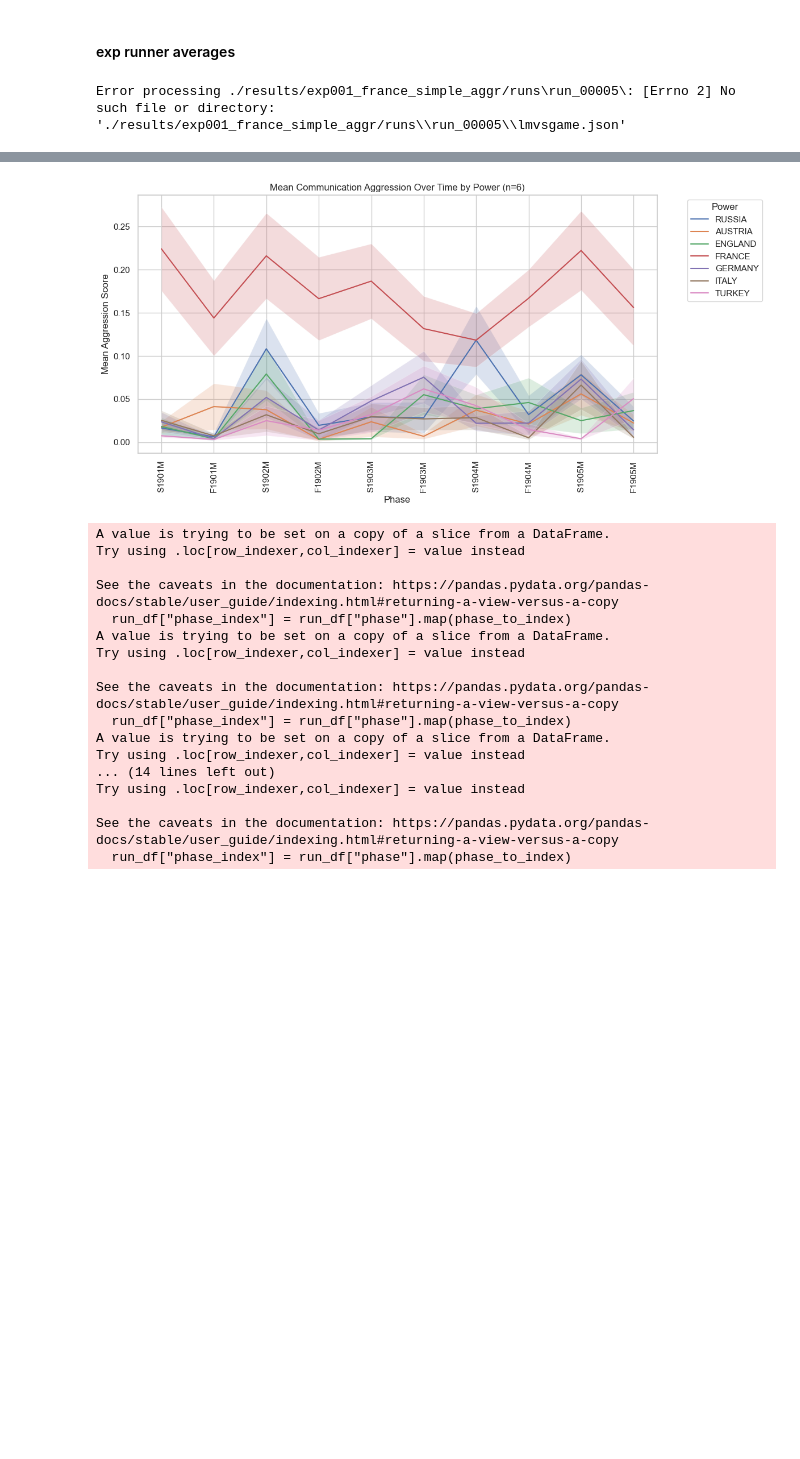
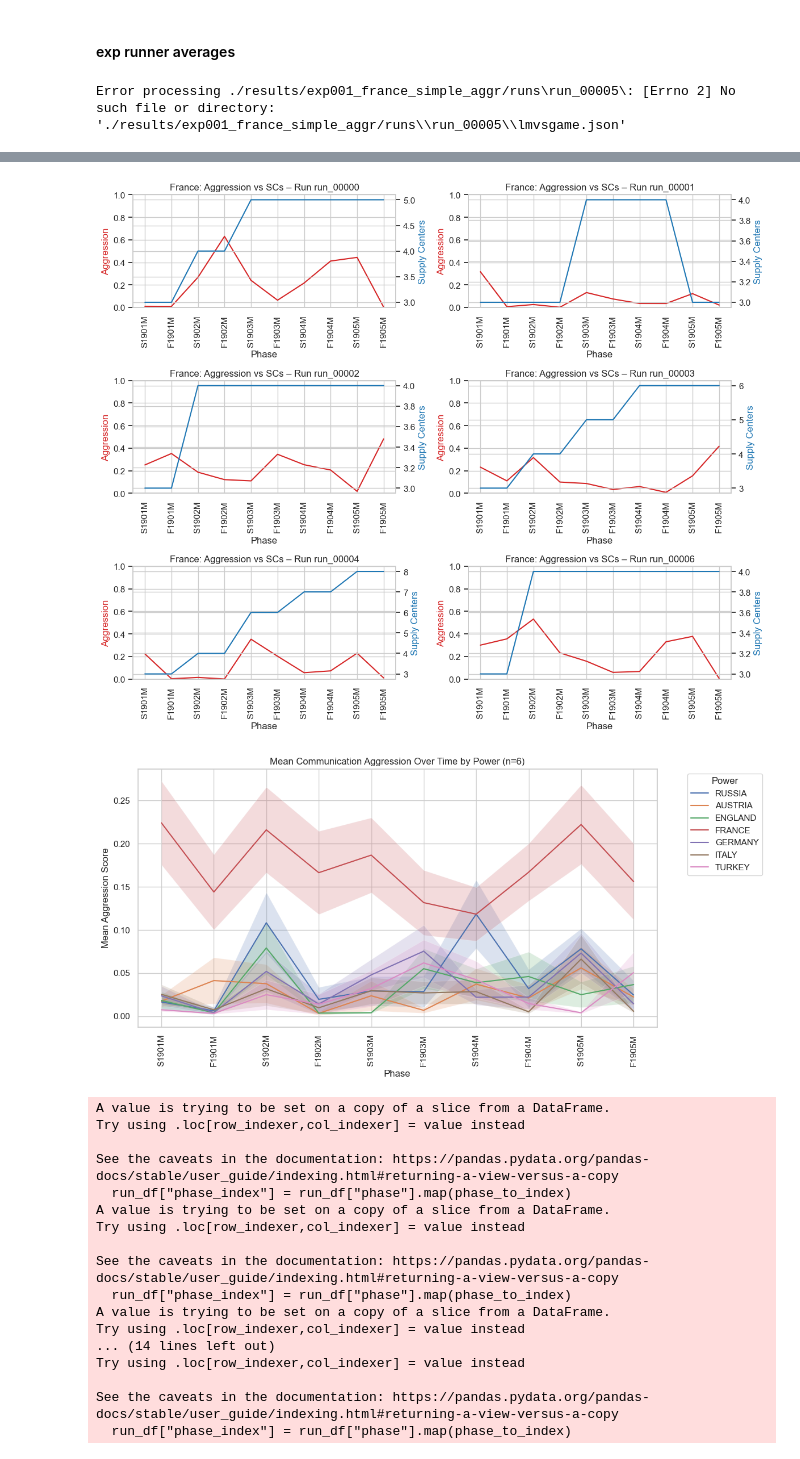
Before and after one commit to ishanashastri/AI_Diplomacy, a Jupyter notebook: analyze_strategy.ipynb, the cells around one changed output, grey strips where cells are left out. Drawn from its saved outputs; the diff is of its cells as text; code cells hidden in the pictures; blank space fills up the shorter version.

```diff
--- a/analyze_strategy.ipynb
+++ b/analyze_strategy.ipynb
@@ -378,2 +378,71 @@ import numpy as np
 # %%
-df = pd.DataFrame(all_messages)
+# Aggregate across runs
+
+sorted_phases = sorted(agg_df["phase"].unique(), key=parse_phase_label)
+phase_to_index = {p: i for i, p in enumerate(sorted_phases)}
+agg_df=agg_df[agg_df['run_id'] == 'run_00000']
+sc_df=sc_df[sc_df['run_id'] == 'run_00000']
+agg_df["phase_index"] = agg_df["phase"].map(phase_to_index)
+sc_df["phase_index"] = sc_df["phase"].map(phase_to_index)
+
+sc_summary = sc_df.groupby(["phase", 'phase_index', "power"]).agg(
+    mean_sc=("sc_count", "mean"),
+    stderr_sc=("sc_count", lambda x: np.std(x, ddof=1) / np.sqrt(len(x)))
+).reset_index().sort_values("phase_index")
+
+agg_summary = agg_df.groupby(["phase", 'phase_index',"sender"]).agg(
+    mean_aggr=("aggression", "mean"),
+    stderr_aggr=("aggression", lambda x: np.std(x, ddof=1) / np.sqrt(len(x)))
+).reset_index().sort_values("phase_index")
+# %%
+# FRANCE AGG VS SC
+
+fig, axs = plt.subplots(nrows=3, ncols=2, figsize=(12, 10)) # Creates a 4x2 grid of subplots
+
+
+# Filter DF
+run_ids = sorted(agg_df["run_id"].unique())
+for ct, run_id in enumerate(run_ids):
+    # Aggregate across runs
+    agg_df_copy = agg_df[agg_df['run_id']==run_id]
+    sc_df_copy = sc_df[sc_df['run_id']==run_id]
+
+    sorted_phases = sorted(agg_df_copy["phase"].unique(), key=parse_phase_label)
+    phase_to_index = {p: i for i, p in enumerate(sorted_phases)}
+    agg_df_copy["phase_index"] = agg_df_copy["phase"].map(phase_to_index)
+    sc_df_copy["phase_index"] = sc_df_copy["phase"].map(phase_to_index)
+
+    sc_summary = sc_df_copy.groupby(["phase", 'phase_index', "power"]).agg(
+        mean_sc=("sc_count", "mean"),
+        stderr_sc=("sc_count", lambda x: np.std(x, ddof=1) / np.sqrt(len(x)))
+    ).reset_index().sort_values("phase_index")
+
+    agg_summary = agg_df_copy.groupby(["phase", 'phase_index',"sender"]).agg(
+        mean_aggr=("aggression", "mean"),
+        stderr_aggr=("aggression", lambda x: np.std(x, ddof=1) / np.sqrt(len(x)))
+    ).reset_index().sort_values("phase_index")
+
+
+    # Plot: France only
+    ax1 = axs[ct//2, ct%2]
+    ax2 = ax1.twinx()
+
+    # Aggression
+    sub = agg_summary[agg_summary["sender"] == "FRANCE"]
+    ax1.plot(sub["phase_index"], sub["mean_aggr"], color='tab:red', label="Aggression")
+    ax1.set_ylabel("Aggression", color='tab:red')
+    ax1.set_ylim(0, 1)
+
+    # SCs
+    sc_sub = sc_summary[sc_summary["power"] == "FRANCE"]
+    ax2.plot(sc_sub["phase_index"], sc_sub["mean_sc"], color='tab:blue', label="SC Count")
+    ax2.set_ylabel("Supply Centers", color='tab:blue')
+
+    # X-ticks and title
+    ax1.set_xticks(sub["phase_index"])
+    ax1.set_xticklabels(sub["phase"], rotation=90)
+    ax1.set_xlabel("Phase")
+    ax1.set_title(f"France: Aggression vs SCs – Run {run_id}")
+plt.tight_layout()
+plt.show()
+# %% [output]
@@ -380,3 +466,4 @@ df = pd.DataFrame(all_messages)
+[figure, added]
 # %%
 # Mapping season letters to order
 season_order = {"S": 0, "F": 1}  # Spring < Fall
```
Also changed, not shown: parts of 19 cells of this notebook.
